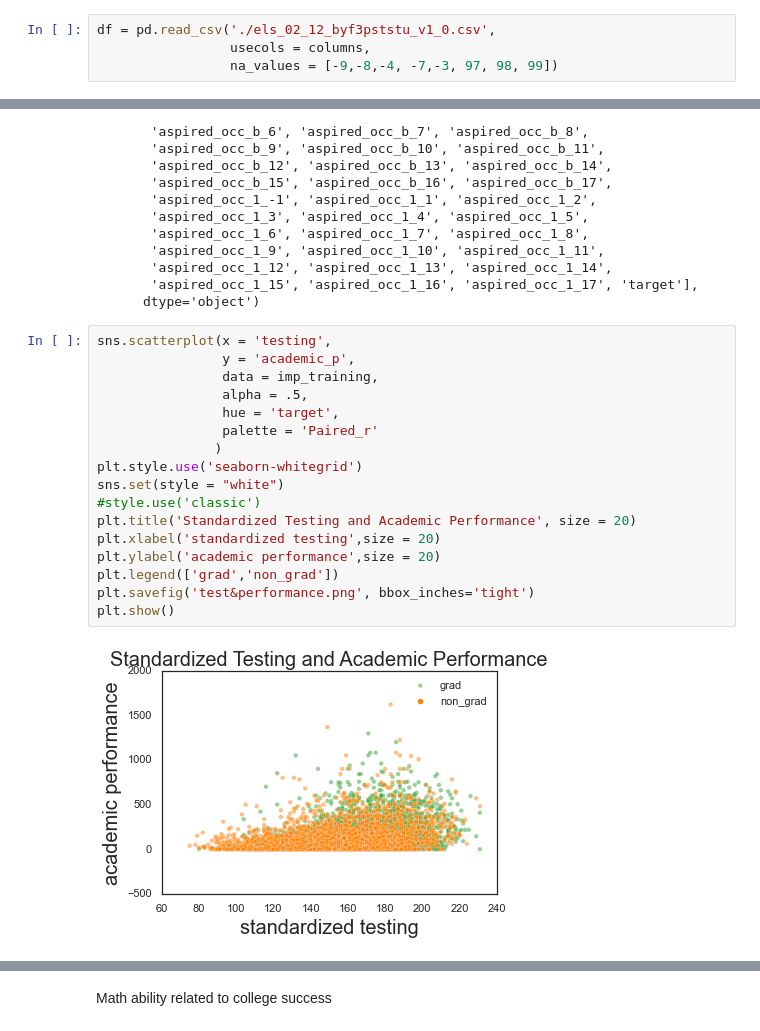
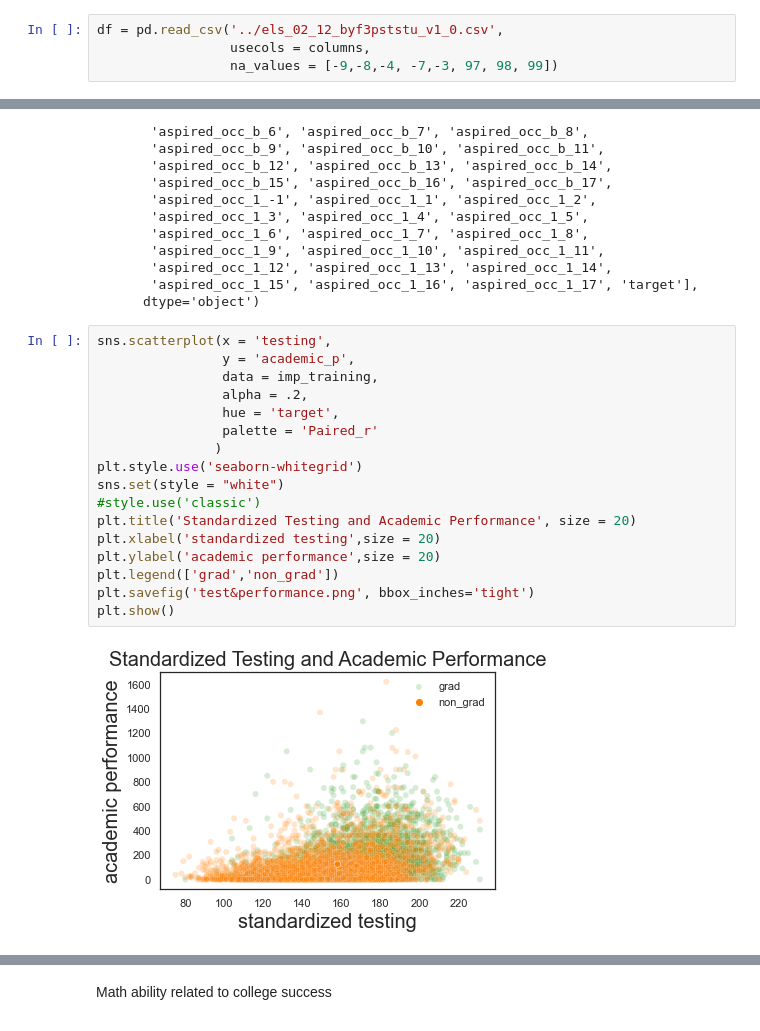
Before and after one commit to eonslemp/ML_assisted_college_advising, a Jupyter notebook: code/final_notebook.ipynb, the cells around one changed output, grey strips where cells are left out. Cells and saved outputs as stored; diff of their text form.

```diff
--- a/code/final_notebook.ipynb
+++ b/code/final_notebook.ipynb
@@ -147,7 +147,7 @@ From here the analysis will be on a version the 'ps' category as i have defined
 # %% [markdown]
 reading in the data again to eliminate study defined NaN values
 # %%
-df = pd.read_csv('./els_02_12_byf3pststu_v1_0.csv',
+df = pd.read_csv('../els_02_12_byf3pststu_v1_0.csv',
                  usecols = columns,
                  na_values = [-9,-8,-4, -7,-3, 97, 98, 99])
 # %%
@@ -738,22 +738,22 @@ Index(['literacy_home', 'risk_factors', 'math_b', 'reading_b', 'math_conf_b',
 # %%
 sns.scatterplot(x = 'testing',
                 y = 'academic_p',
                 data = imp_training,
-                alpha = .5,
+                alpha = .2,
                 hue = 'target',
                 palette = 'Paired_r'
                )
 plt.style.use('seaborn-whitegrid')
 sns.set(style = "white")
 #style.use('classic')
 plt.title('Standardized Testing and Academic Performance', size = 20)
 plt.xlabel('standardized testing',size = 20)
 plt.ylabel('academic performance',size = 20)
 plt.legend(['grad','non_grad'])
 plt.savefig('test&performance.png', bbox_inches='tight')
 plt.show()
 # %% [output]
-[figure, old version]
+[figure, new version]
 # %%
 sns.scatterplot(x = 'testing',
                 y = 'effort',
```
Also changed, not shown: parts of 21 cells of this notebook, 6 other files.
